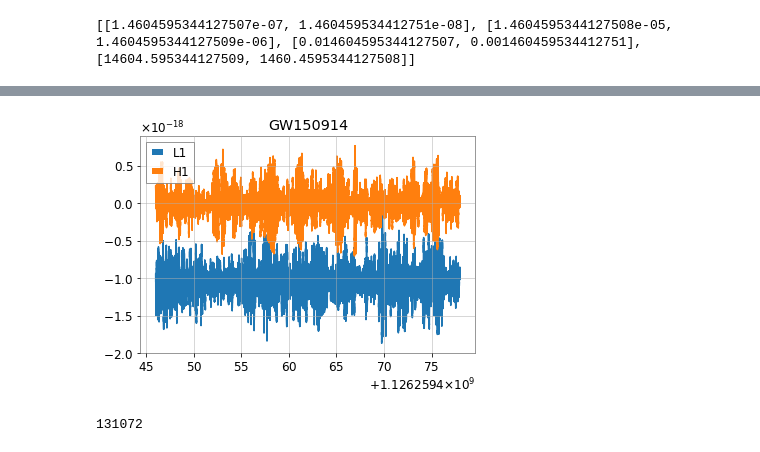
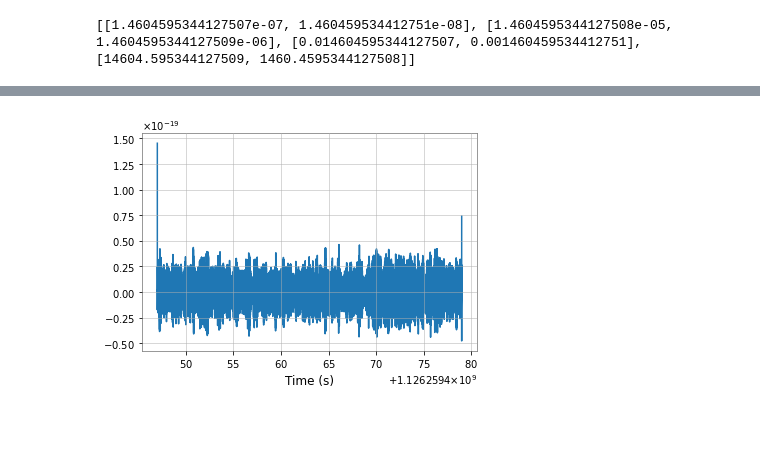
Before and after one commit to xli2522/simple-BBH-waveform, a Jupyter notebook: simple_BBH_waveform.ipynb, the cells around one changed output, grey strips where cells are left out. Cells and saved outputs as stored; diff of their text form; code cells hidden in the pictures; blank space fills up the shorter version.

```diff
--- a/simple_BBH_waveform.ipynb
+++ b/simple_BBH_waveform.ipynb
@@ -83,11 +68,20 @@ TimeSeries([-1.04289994e-18, -1.03586274e-18, -9.89322445e-19,
-# %%
-plt.plot(ldata)
-plt.plot(hdata)
-plt.legend(['L1','H1'])
-plt.title('GW150914')
-plt.show()
-
-print(len(ldata))
-# %% [output]
-[figure, removed]
-131072
+# %%
+merger = Merger("GW150914")
+
+# Get the data from H and L detectors
+hdata = merger.strain('H1')
+ldata = merger.strain('L1')
+
+# Remove the low frequency content and downsample the data to 2048Hz
+hdata = highpass(hdata, 15.0)
+hdata = resample_to_delta_t(hdata, 1.0/2048)
+
+ldata = highpass(ldata, 15.0)
+ldata = resample_to_delta_t(ldata, 1.0/2048)
+
+pylab.plot(hdata.sample_times, hdata)
+#pylab.plot(ldata.sample_times, ldata)
+pylab.xlabel('Time (s)')
+pylab.show()
+# %% [output]
+[figure, added]
```
Also changed, not shown: parts of 12 cells of this notebook.
